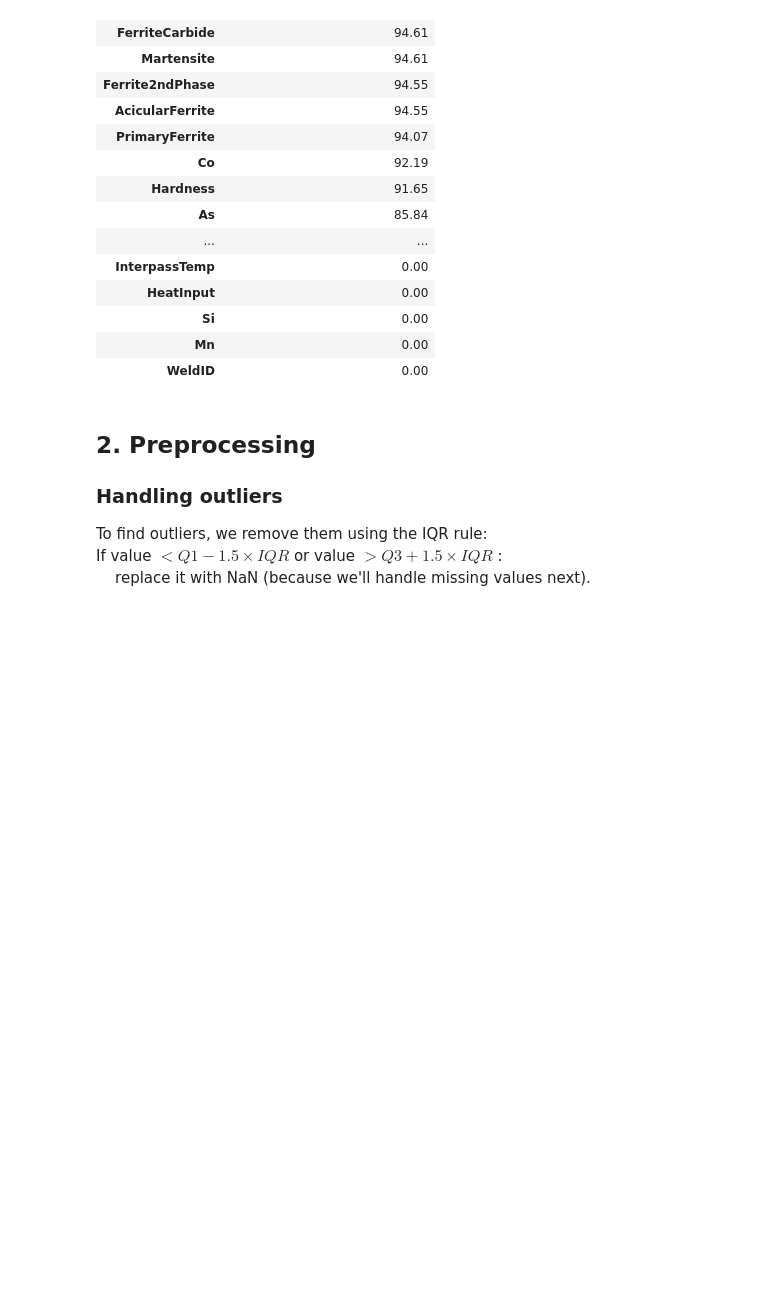
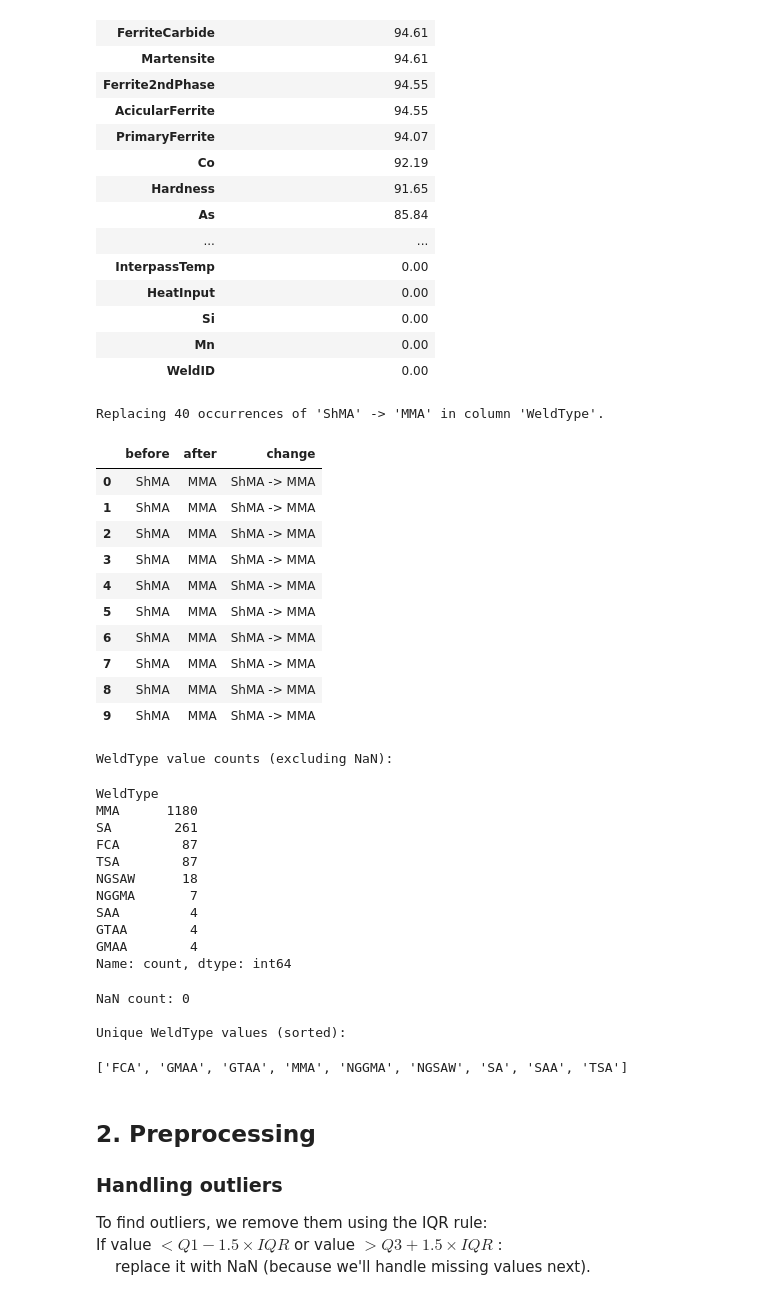
Before and after one commit to daphnemaschas/Weld-quality-prediction, a Jupyter notebook: notebooks/eda.ipynb, the cells around one changed output. Saved outputs shown, nothing was run; the diff lists cells and outputs as text; code cells hidden in the pictures; blank space fills up the shorter version.

```diff
--- a/notebooks/eda.ipynb
+++ b/notebooks/eda.ipynb
@@ -53,6 +53,80 @@ pd.DataFrame({'Missing elements percentage': missing_percentage})
 | Si | 0.00 |
 | Mn | 0.00 |
 | WeldID | 0.00 |
+# %%
+# Normalize and replace specific WeldType values (ignore surrounding whitespace)
+if 'WeldType' not in df.columns:
+    print("Column 'WeldType' not found in dataframe 'df'.")
+else:
+    # create a stripped string version for comparisons (preserves original values in df until replacement)
+    s_strip = df['WeldType'].astype(str).str.strip()
+    # masks for exact matches after stripping
+    mask_shma = df['WeldType'].notna() & s_strip.eq('ShMA')
+    mask_sma  = df['WeldType'].notna() & s_strip.eq('SMA')
+    n_shma = int(mask_shma.sum())
+    n_sma  = int(mask_sma.sum())
+    if n_shma == 0 and n_sma == 0:
+        print("No occurrences of 'ShMA' or 'SMA' found in 'WeldType'.")
+    else:
+        # Report what we'll replace
+        if n_shma > 0:
+            print(f"Replacing {n_shma} occurrences of 'ShMA' -> 'MMA' in column 'WeldType'.")
+        if n_sma > 0:
+            print(f"Replacing {n_sma} occurrences of 'SMA' -> 'SA' in column 'WeldType'.")
+        # prepare sample indices to preview (up to 10 total)
+        idx_shma = df.loc[mask_shma].index.tolist()
+        idx_sma  = df.loc[mask_sma].index.tolist()
+        sample_idx = (idx_shma + idx_sma)[:10]
+        # capture before values for preview
+        sample_before = df.loc[sample_idx, ['WeldType']].copy().reset_index(drop=True).rename(columns={'WeldType':'before'})
+        # perform replacements in-place
+        df.loc[mask_shma, 'WeldType'] = 'MMA'
+        df.loc[mask_sma,  'WeldType'] = 'SA'
+        # capture after values for preview
+        sample_after = df.loc[sample_idx, ['WeldType']].copy().reset_index(drop=True).rename(columns={'WeldType':'after'})
+        # determine change type per sampled row
+        before_stripped = sample_before['before'].astype(str).str.strip()
+        change = before_stripped.replace({'ShMA':'ShMA -> MMA', 'SMA':'SMA -> SA'})
+        preview = pd.concat([sample_before, sample_after], axis=1)
+        preview['change'] = change
+        from IPython.display import display
+        display(preview)
+    # After replacements (or if none), show value counts and unique values for WeldType
+    print('\nWeldType value counts (excluding NaN):')
+    display(df['WeldType'].dropna().astype(str).str.strip().value_counts())
+    print(f"NaN count: {int(df['WeldType'].isna().sum())}")
+    print('\nUnique WeldType values (sorted):')
+    uniques = sorted(df['WeldType'].dropna().astype(str).str.strip().unique())
+    display(uniques)
+# %% [output]
+Replacing 40 occurrences of 'ShMA' -> 'MMA' in column 'WeldType'.
+|  | before | after | change |
+| 0 | ShMA | MMA | ShMA -> MMA |
+| 1 | ShMA | MMA | ShMA -> MMA |
+| 2 | ShMA | MMA | ShMA -> MMA |
+| 3 | ShMA | MMA | ShMA -> MMA |
+| 4 | ShMA | MMA | ShMA -> MMA |
+| 5 | ShMA | MMA | ShMA -> MMA |
+| 6 | ShMA | MMA | ShMA -> MMA |
+| 7 | ShMA | MMA | ShMA -> MMA |
+| 8 | ShMA | MMA | ShMA -> MMA |
+| 9 | ShMA | MMA | ShMA -> MMA |
+WeldType value counts (excluding NaN):
+WeldType
+MMA      1180
+SA        261
+FCA        87
+TSA        87
+NGSAW      18
+NGGMA       7
+SAA         4
+GTAA        4
+GMAA        4
+Name: count, dtype: int64
+NaN count: 0
+
+Unique WeldType values (sorted):
+['FCA', 'GMAA', 'GTAA', 'MMA', 'NGGMA', 'NGSAW', 'SA', 'SAA', 'TSA']
 # %% [markdown]
 ## 2. Preprocessing
 ### Handling outliers
```
Also changed, not shown: parts of 4 cells of this notebook, 2 other files.
